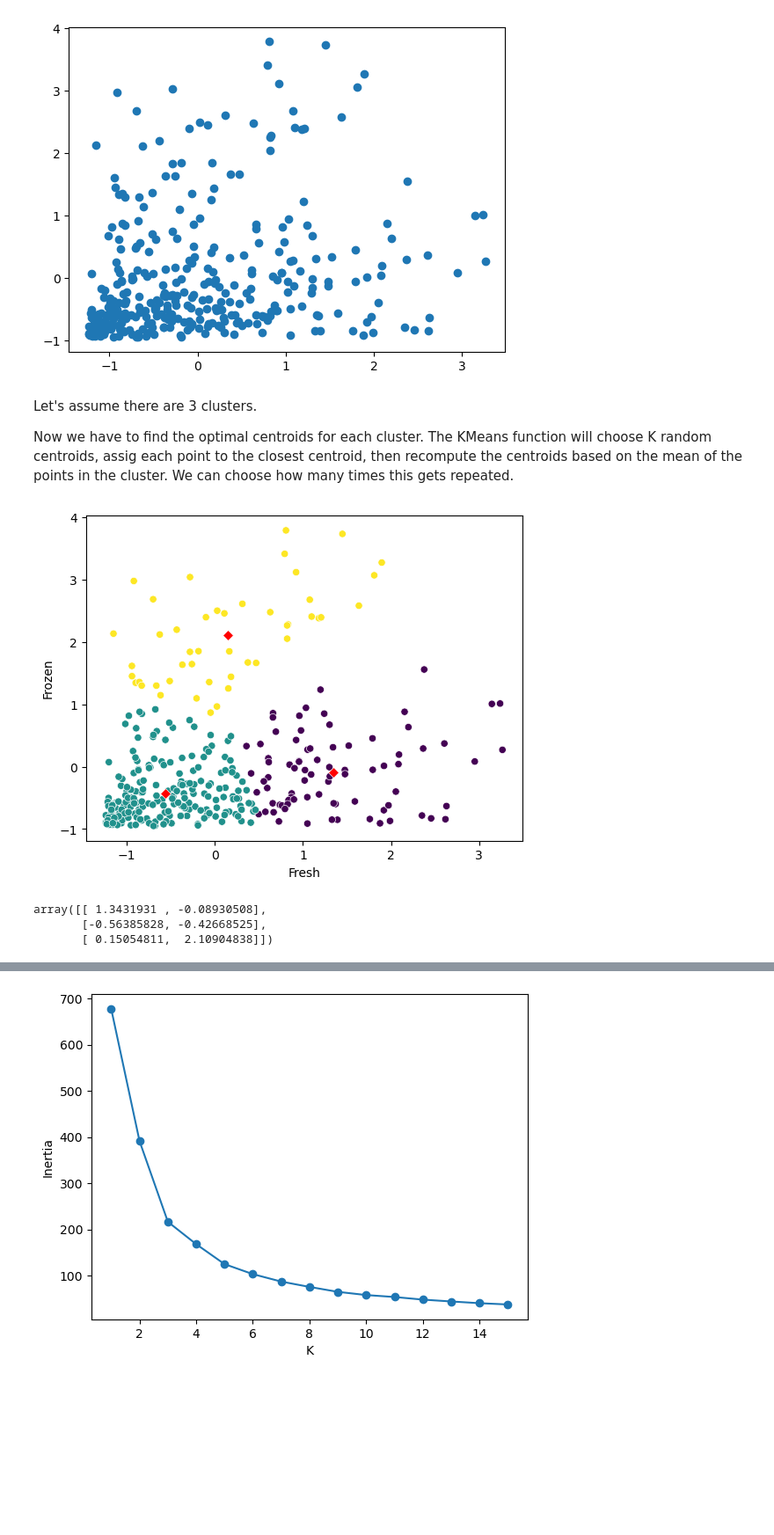
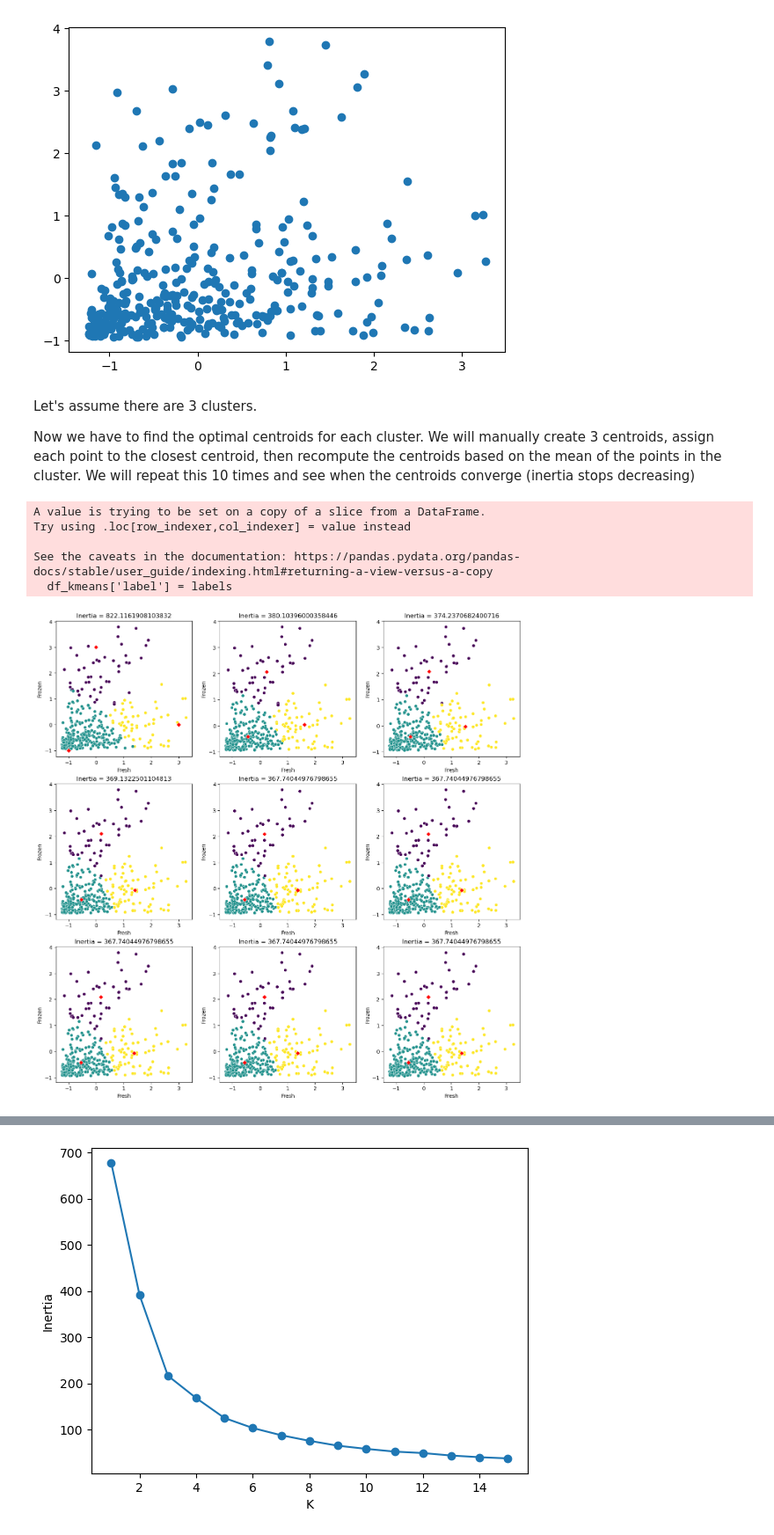
Before and after one commit to SamTheDataGuy/ml-project-unsupervised-learning, a Jupyter notebook: Unsupervised Learning - Project.ipynb, the cells around one changed output, grey strips where cells are left out. Shown at 88% size. Cells and saved outputs as stored; diff of their text form; code cells hidden in the pictures; blank space fills up the shorter version.

Commit message:
Update KMeans code

```diff
--- a/Unsupervised Learning - Project.ipynb
+++ b/Unsupervised Learning - Project.ipynb
@@ -221,25 +219,35 @@ plt.scatter(df_scaled['Fresh'],df_scaled['Frozen'])
 # %% [markdown]
 Let's assume there are 3 clusters.
 
-Now we have to find the optimal centroids for each cluster. The KMeans function will choose K random centroids, assig each point to the closest centroid, then recompute the centroids based on the mean of the points in the cluster.  We can choose how many times this gets repeated.
+Now we have to find the optimal centroids for each cluster. We will manually create 3 centroids, assign each point to the closest centroid, then recompute the centroids based on the mean of the points in the cluster.  We will repeat this 10 times and see when the centroids converge (inertia stops decreasing)
-# %%
-k = 3
-n_init = 10 # number of iterations
-random_state = 40
-
-km = KMeans(n_clusters = k, init = 'random', n_init = n_init, random_state = random_state)
-km.fit(df_kmeans)
-
-centroids = km.cluster_centers_
-
-sns.scatterplot(x = df_kmeans.iloc[:, 0], y = df_kmeans.iloc[:, 1], c = km.labels_)
-sns.scatterplot(x = centroids[:,0], y = centroids[:,1], c = 'red', marker = 'D');
-# %% [output]
-[figure, removed]
-# %%
-# These are the coordinates of the centroids
-centroids
-# %% [output]
-array([[ 1.3431931 , -0.08930508],
-       [-0.56385828, -0.42668525],
-       [ 0.15054811,  2.10904838]])
+# %%
+df_kmeans = df_scaled[['Fresh','Frozen']]
+
+# Manually creating the initial centroids
+centroids = pd.DataFrame([[0,3],[-1,-1],[3,0]],columns=['Fresh','Frozen'])
+
+fig, ax = plt.subplots(figsize = (16, 16))
+
+for i in range(1,10):
+    distances = centroids.T.apply(lambda x: np.sqrt((df_kmeans - x)**2).sum(axis=1))  # euclidian distances of every point to each cluster
+    labels = distances.idxmin(axis=1)  # assigning each point to the closest centroid
+    inertia = (distances.min(axis=1)**2).sum()  # calculating the inertia
+
+    plt.subplot(3,3,i)
+    sns.scatterplot(x = df_kmeans['Fresh'], y = df_kmeans['Frozen'], c = labels)  # plotting the clusters
+    sns.scatterplot(x = centroids['Fresh'], y = centroids['Frozen'], c = 'red', marker = 'D')  # plotting the centroids
+    plt.title(f'Inertia = {inertia}')
+
+    df_kmeans['label'] = labels
+
+    # Recomputing the centroids
+    centroids = df_kmeans.groupby('label').apply(lambda x: x.mean()).iloc[:,:2]
+
+    df_kmeans = df_kmeans.drop('label',axis=1)
+# %% [output]
+A value is trying to be set on a copy of a slice from a DataFrame.
+Try using .loc[row_indexer,col_indexer] = value instead
+
+See the caveats in the documentation: https://pandas.pydata.org/pandas-docs/stable/user_guide/indexing.html#returning-a-view-versus-a-copy
+  df_kmeans['label'] = labels
+[figure, added]
```
Also changed, not shown: parts of 14 cells of this notebook, 1 other file.
